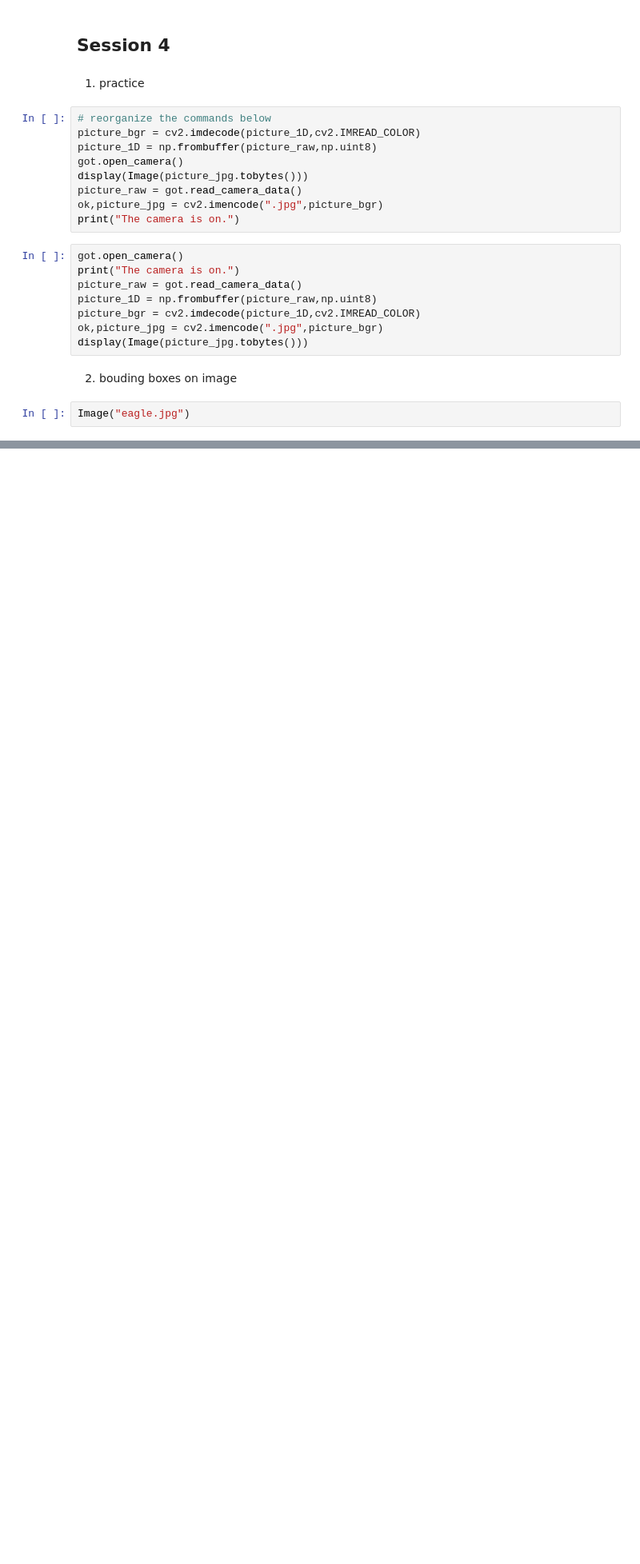
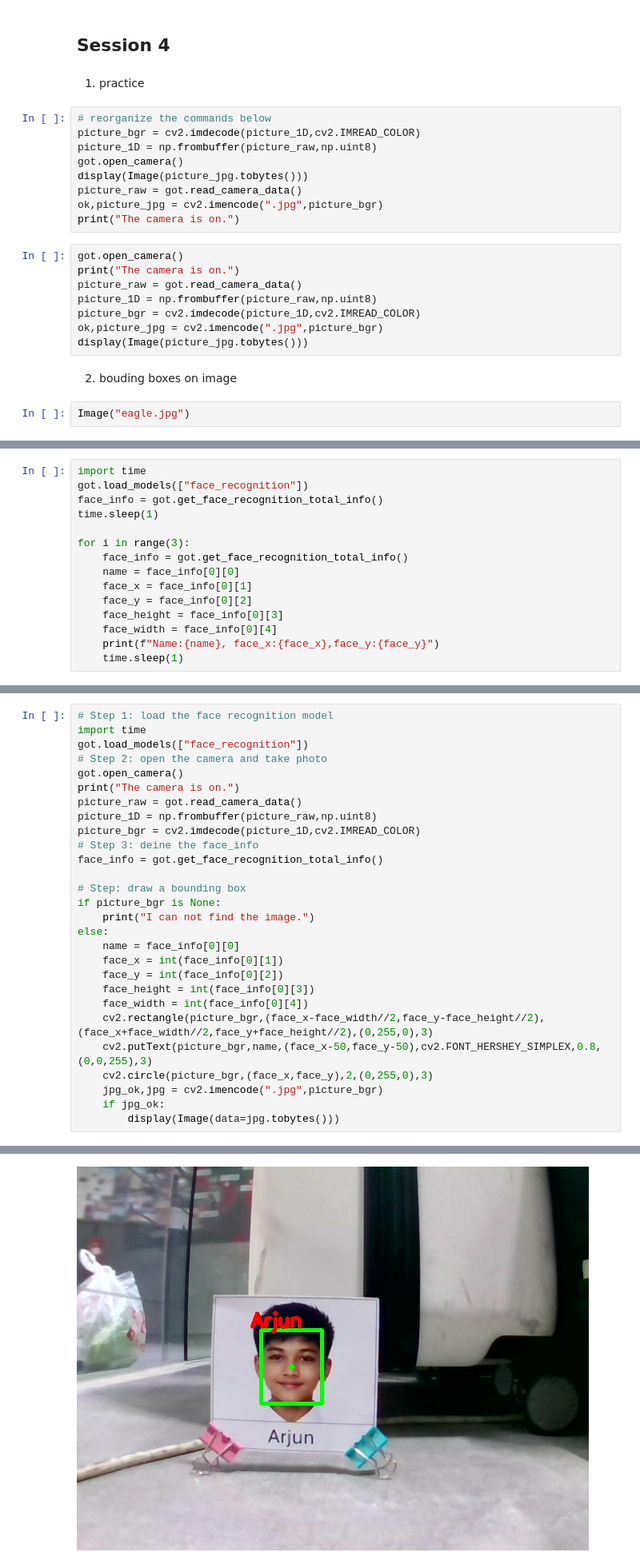
Before and after one commit to mblijian/VS-Code, a Jupyter notebook: L4T1/L4313T1_Sun_1pm.ipynb, the cells around one changed output, grey strips where cells are left out. Shown at 80% size. Cells and saved outputs as stored; diff of their text form; blank space fills up the shorter version.

```diff
--- a/L4T1/L4313T1_Sun_1pm.ipynb
+++ b/L4T1/L4313T1_Sun_1pm.ipynb
@@ -1788,0 +1814,15 @@ else:
+# %%
+import time
+got.load_models(["face_recognition"])
+face_info = got.get_face_recognition_total_info()
+time.sleep(1)
+
+for i in range(3):
+    face_info = got.get_face_recognition_total_info()
+    name = face_info[0][0]
+    face_x = face_info[0][1]
+    face_y = face_info[0][2]
+    face_height = face_info[0][3]
+    face_width = face_info[0][4]
+    print(f"Name:{name}, face_x:{face_x},face_y:{face_y}")
+    time.sleep(1)
@@ -1788,0 +1837,29 @@ else:
+# %%
+# Step 1: load the face recognition model
+import time
+got.load_models(["face_recognition"])
+# Step 2: open the camera and take photo
+got.open_camera()
+print("The camera is on.")
+picture_raw = got.read_camera_data()
+picture_1D = np.frombuffer(picture_raw,np.uint8)
+picture_bgr = cv2.imdecode(picture_1D,cv2.IMREAD_COLOR)
+# Step 3: deine the face_info
+face_info = got.get_face_recognition_total_info()
+
+# Step: draw a bounding box
+if picture_bgr is None:
+    print("I can not find the image.")
+else:
+    name = face_info[0][0]
+    face_x = int(face_info[0][1])
+    face_y = int(face_info[0][2])
+    face_height = int(face_info[0][3])
+    face_width = int(face_info[0][4])
+    cv2.rectangle(picture_bgr,(face_x-face_width//2,face_y-face_height//2),(face_x+face_width//2,face_y+face_height//2),(0,255,0),3)
+    cv2.putText(picture_bgr,name,(face_x-50,face_y-50),cv2.FONT_HERSHEY_SIMPLEX,0.8,(0,0,255),3)
+    cv2.circle(picture_bgr,(face_x,face_y),2,(0,255,0),3)
+    jpg_ok,jpg = cv2.imencode(".jpg",picture_bgr)
+    if jpg_ok:
+        display(Image(data=jpg.tobytes()))
+# %% [output]
@@ -1788,0 +1867 @@ else:
+[figure, added]
```
Also changed, not shown: parts of 12 cells of this notebook, 4 other files.
